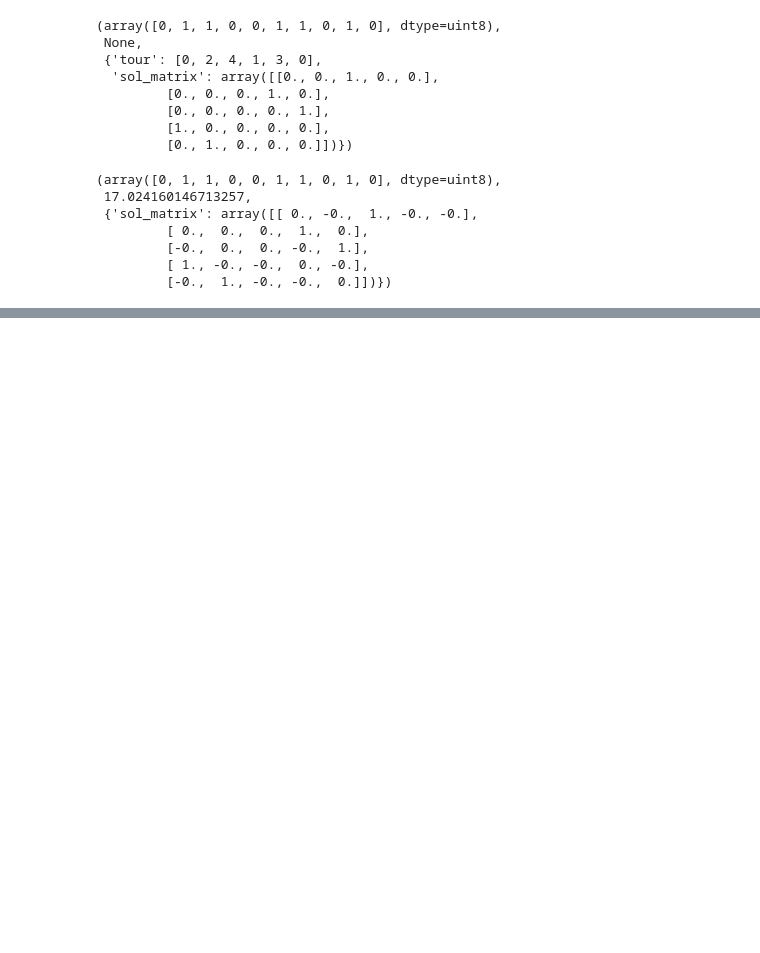
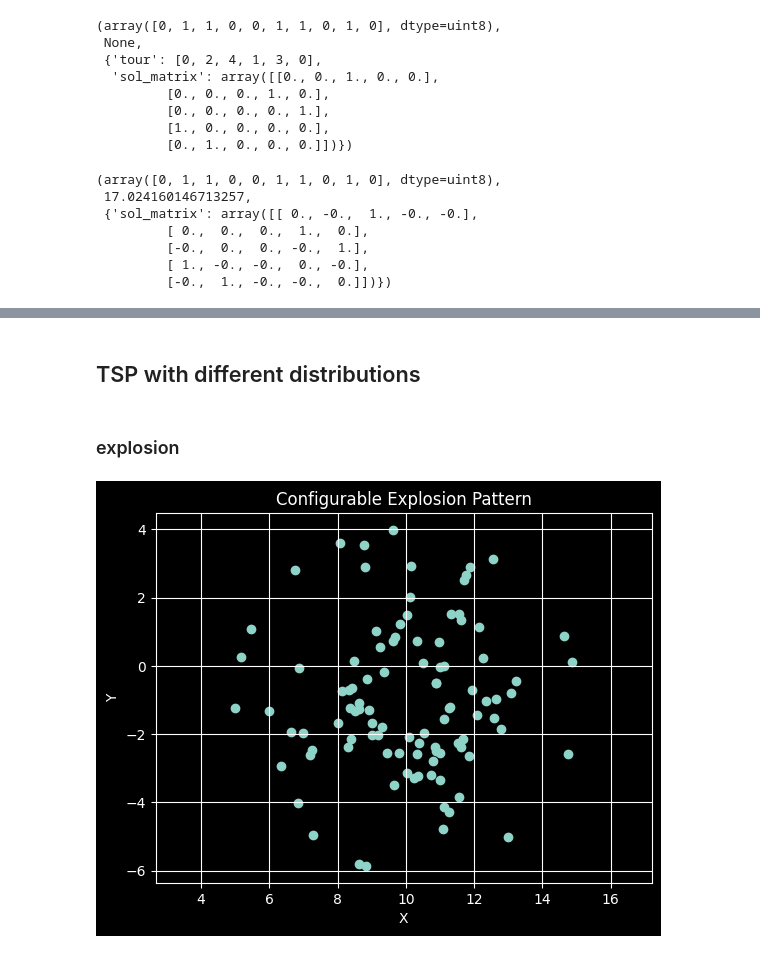
Before and after one commit to Thinklab-SJTU/PredictiveCO-Benchmark, a Jupyter notebook: visual/data/TSP-generate.ipynb, the cells around one changed output, grey strips where cells are left out. Saved outputs shown, nothing was run; the diff lists cells and outputs as text; code cells hidden in the pictures; blank space fills up the shorter version.

```diff
--- a/visual/data/TSP-generate.ipynb
+++ b/visual/data/TSP-generate.ipynb
@@ -570,0 +631,4 @@ grb.solve(train_y[0])
+# %% [markdown]
+## TSP with different distributions
+# %% [markdown]
+### explosion
@@ -570,0 +670,20 @@ grb.solve(train_y[0])
+# %%
+# Configurable parameters
+n_points = 100
+center = (10, -1)  # Center of the explosion
+min_radius = 1.0  # Minimum radius, creating a void in the center
+max_radius = 5.0  # Maximum radius of the explosion
+
+# Generate points with the specified parameters
+x, y = generate_explosion_pattern_with_parameters(n_points, center, min_radius, max_radius)
+
+# Plotting the points to visualize the 'explosion' pattern with a central void
+plt.scatter(x, y)
+plt.xlabel('X')
+plt.ylabel('Y')
+plt.title('Configurable Explosion Pattern')
+plt.axis('equal')  # Equal scaling of the axes
+plt.grid(True)
+plt.show()
+# %% [output]
+[figure, added]
```
Also changed, not shown: parts of 11 cells of this notebook, 2 other files.
